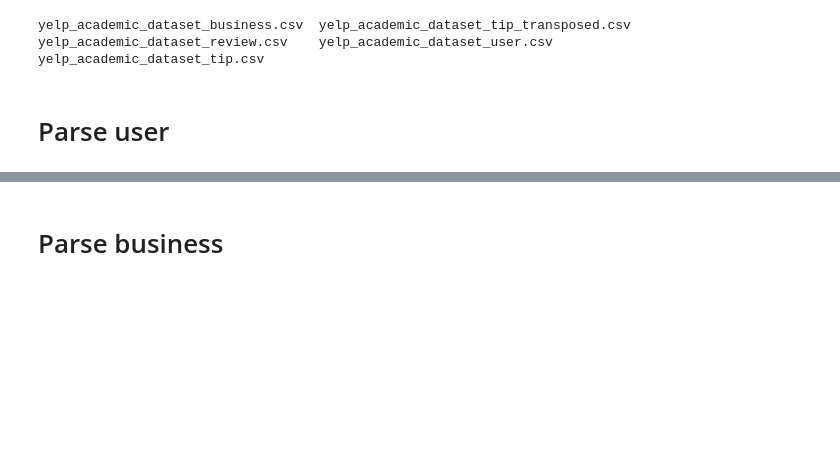
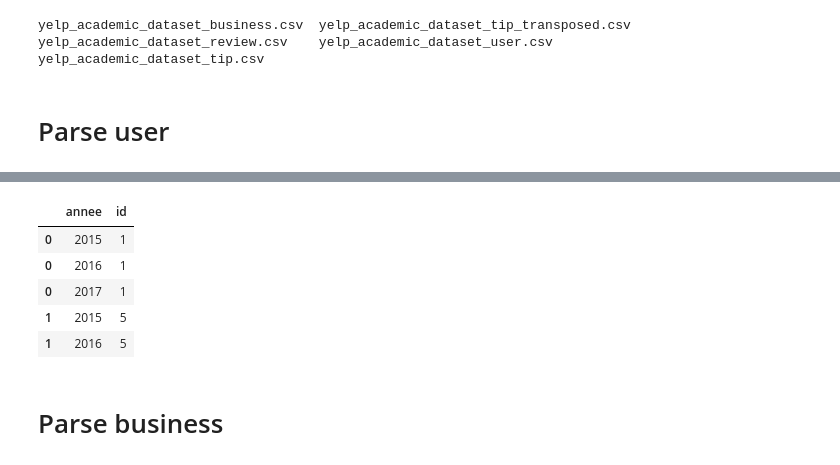
Before and after one commit to Ph0tonic/Intro2DataBase, a Jupyter notebook: notebook.ipynb, the cells around one changed output, grey strips where cells are left out. Drawn from its saved outputs; the diff is of its cells as text; code cells hidden in the pictures; blank space fills up the shorter version.

```diff
--- a/notebook.ipynb
+++ b/notebook.ipynb
@@ -42,0 +94,18 @@ Name: friends, dtype: object
+# %%
+elite_table=(elite_temp['elite'].progress_apply(lambda x: pd.Series(x))
+   .stack()
+   .reset_index(level=1, drop=True)
+   .to_frame('elite')
+   .join(elite_temp[['id']], how='left'))
+# %%
+elite_table["elite"] = elite_table["elite"].astype(int)
+elite_table=elite_table.rename(columns={'elite':'annee'})
+# %%
+elite_table.head()
+# %% [output]
+|  | annee | id |
+| 0 | 2015 | 1 |
+| 0 | 2016 | 1 |
+| 0 | 2017 | 1 |
+| 1 | 2015 | 5 |
+| 1 | 2016 | 5 |
```
Also changed, not shown: parts of 30 cells of this notebook, 5 other files.
